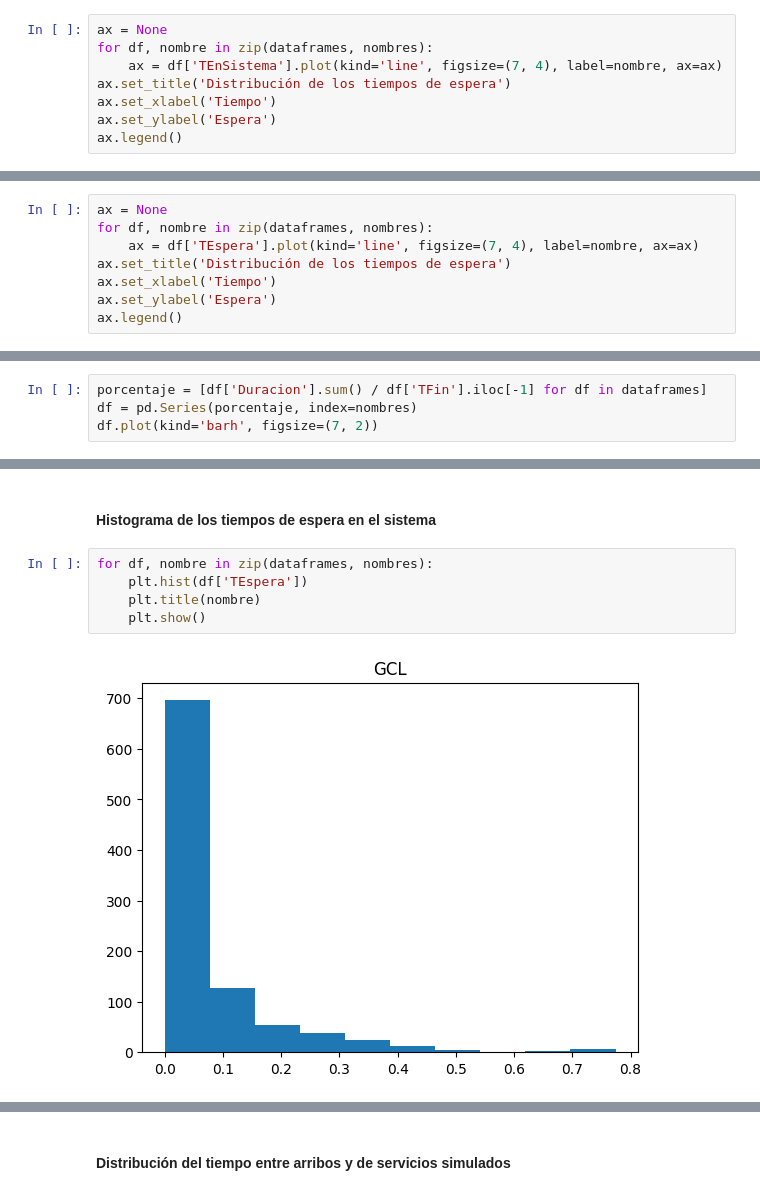
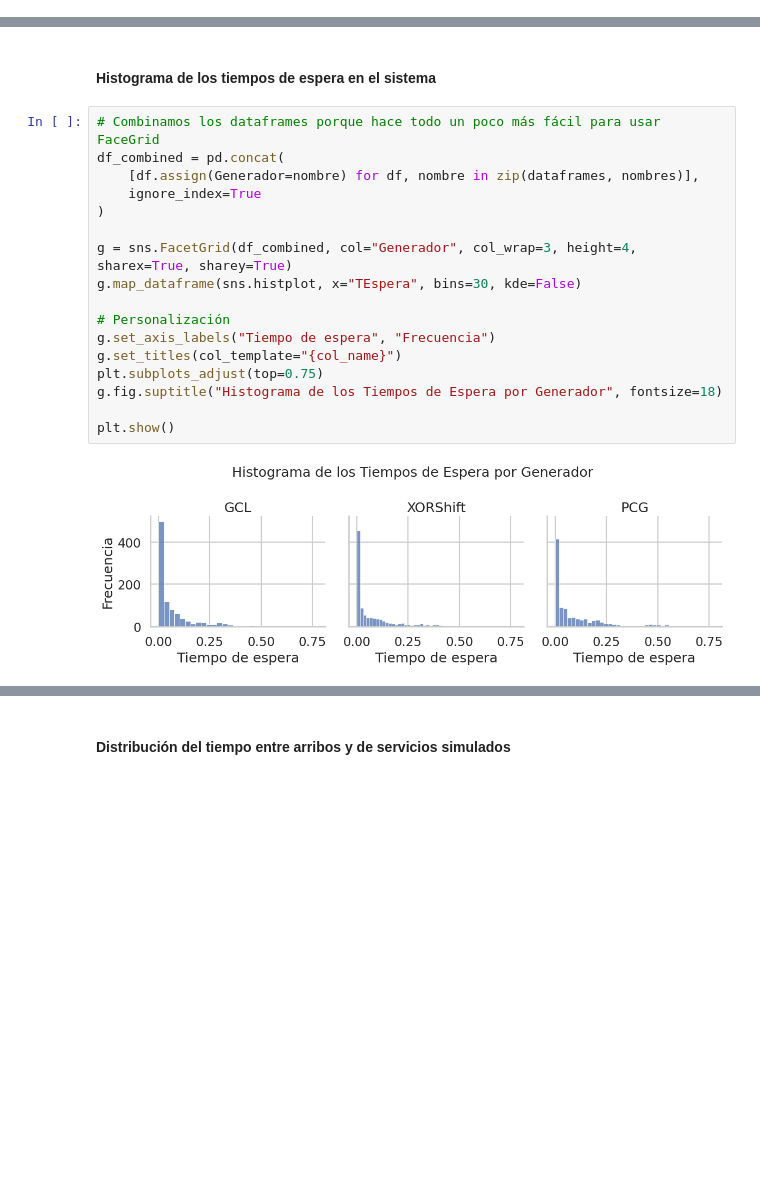
Before and after one commit to slopezpereyra/ModelosTE, a Jupyter notebook: Graficos.ipynb, the cells around one changed output, grey strips where cells are left out. Cells and saved outputs as stored; diff of their text form; blank space fills up the shorter version.

```diff
--- a/Graficos.ipynb
+++ b/Graficos.ipynb
@@ -14,10 +51,2 @@ nombres = [g.getName() for g in gens]
 # %% [markdown]
 #### Tasa de utilización del servidor en función del tiempo
-# %%
-ax = None
-for df, nombre in zip(dataframes, nombres):
-    ax = df['TEnSistema'].plot(kind='line', figsize=(7, 4), label=nombre, ax=ax)
-ax.set_title('Distribución de los tiempos de espera')
-ax.set_xlabel('Tiempo')
-ax.set_ylabel('Espera')
-ax.legend()
@@ -36,10 +80,2 @@ df_avgs.plot(kind='barh', figsize=(7, 2))
 # %% [markdown]
 #### Distribución de los tiempos de espera
-# %%
-ax = None
-for df, nombre in zip(dataframes, nombres):
-    ax = df['TEspera'].plot(kind='line', figsize=(7, 4), label=nombre, ax=ax)
-ax.set_title('Distribución de los tiempos de espera')
-ax.set_xlabel('Tiempo')
-ax.set_ylabel('Espera')
-ax.legend()
@@ -49,6 +82,2 @@ ax.legend()
 # %% [markdown]
 #### Porcentaje de tiempo que el servidor está ocupado
-# %%
-porcentaje = [df['Duracion'].sum() / df['TFin'].iloc[-1] for df in dataframes]
-df = pd.Series(porcentaje, index=nombres)
-df.plot(kind='barh', figsize=(7, 2))
@@ -73,9 +129,21 @@ plt.show()
 # %% [markdown]
 #### Histograma de los tiempos de espera en el sistema
 # %%
-for df, nombre in zip(dataframes, nombres):
-    plt.hist(df['TEspera'])
-    plt.title(nombre)
-    plt.show()
+# Combinamos los dataframes porque hace todo un poco más fácil para usar FaceGrid
+df_combined = pd.concat(
+    [df.assign(Generador=nombre) for df, nombre in zip(dataframes, nombres)],
+    ignore_index=True
+)
+
+g = sns.FacetGrid(df_combined, col="Generador", col_wrap=3, height=4, sharex=True, sharey=True)
+g.map_dataframe(sns.histplot, x="TEspera", bins=30, kde=False)
+
+# Personalización
+g.set_axis_labels("Tiempo de espera", "Frecuencia")
+g.set_titles(col_template="{col_name}")
+plt.subplots_adjust(top=0.75)
+g.fig.suptitle("Histograma de los Tiempos de Espera por Generador", fontsize=18)
+
+plt.show()
 # %% [output]
-[figure, old version]
+[figure, new version]
```
Also changed, not shown: parts of 17 cells of this notebook, 7 other files.
